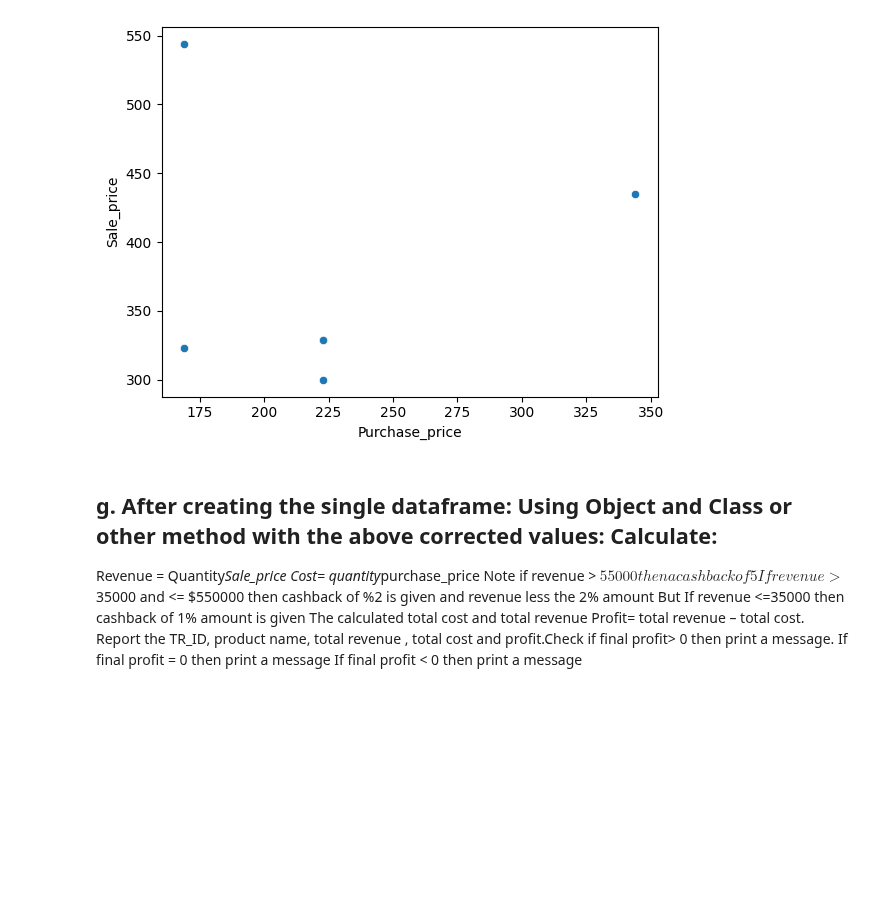
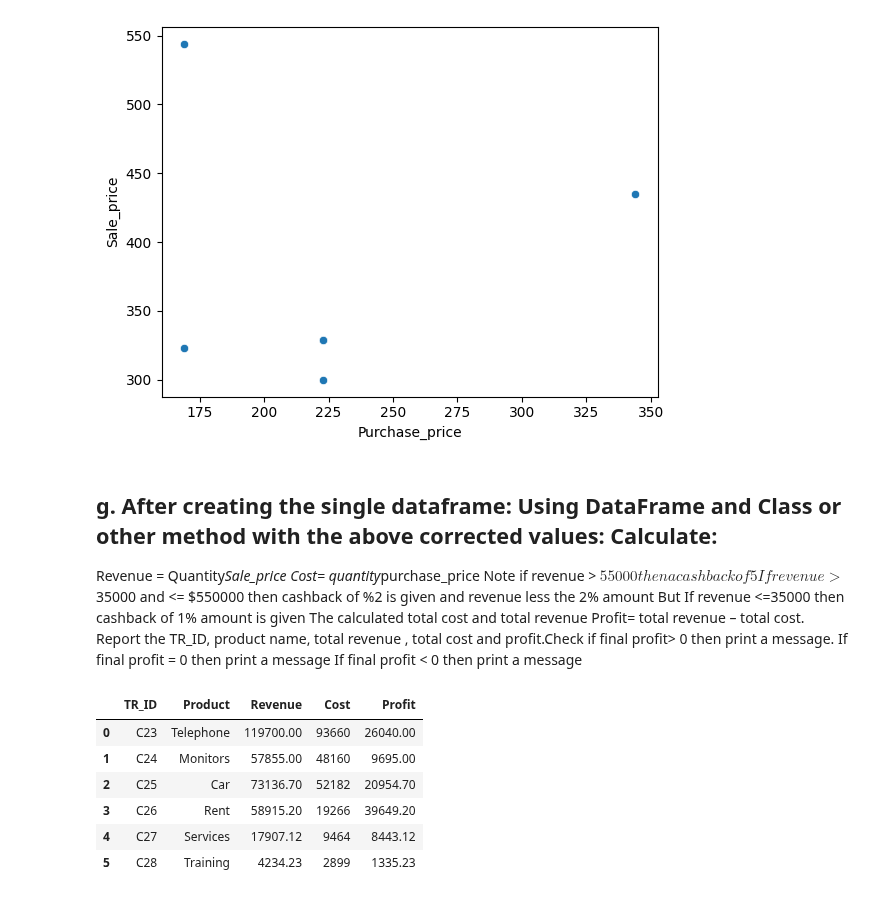
Before and after one commit to Ri-Dearg/data-analytics-dbs, a Jupyter notebook: programming/ca2/ca2_prog.ipynb, the cells around one changed output. Drawn from its saved outputs; the diff is of its cells as text; code cells hidden in the pictures; blank space fills up the shorter version.

Commit message:
feat(progCA2): add method to calculate finances

```diff
--- a/programming/ca2/ca2_prog.ipynb
+++ b/programming/ca2/ca2_prog.ipynb
@@ -290,9 +324,21 @@ sns.scatterplot(data=dict_df_db.dbase4, x='Purchase_price', y='Sale_price')
 <Axes: xlabel='Purchase_price', ylabel='Sale_price'>
 [figure]
 # %% [markdown]
-## g. After creating the single dataframe: Using Object and Class or other method with the above corrected values: Calculate:
+## g. After creating the single dataframe: Using DataFrame and Class or other method with the above corrected values: Calculate:
+
 Revenue = Quantity*Sale_price
 Cost= quantity*purchase_price
 Note if revenue > $55000 then a cashback of 5% is given so revenue is less by the 5% amount
 If revenue > $35000 and <= $550000 then cashback of %2 is given and revenue less the 2% amount But If revenue <=35000 then cashback of 1% amount is given
 The calculated total cost and total revenue Profit= total revenue – total cost. Report the TR_ID, product name, total revenue , total cost and profit.Check if final profit> 0 then print a message. If final profit = 0 then print a message If final profit < 0 then print a message
+# %%
+dbase4_finances = dict_df_db.create_finance_frame(dict_df_db.dbase4)
+dbase4_finances.style.format({'Revenue': '{:.2f}', 'Profit': '{:.2f}'})
+# %% [output]
+|  | TR_ID | Product | Revenue | Cost | Profit |
+| 0 | C23 | Telephone | 119700.00 | 93660 | 26040.00 |
+| 1 | C24 | Monitors | 57855.00 | 48160 | 9695.00 |
+| 2 | C25 | Car | 73136.70 | 52182 | 20954.70 |
+| 3 | C26 | Rent | 58915.20 | 19266 | 39649.20 |
+| 4 | C27 | Services | 17907.12 | 9464 | 8443.12 |
+| 5 | C28 | Training | 4234.23 | 2899 | 1335.23 |
```
Also changed, not shown: parts of 3 cells of this notebook.
